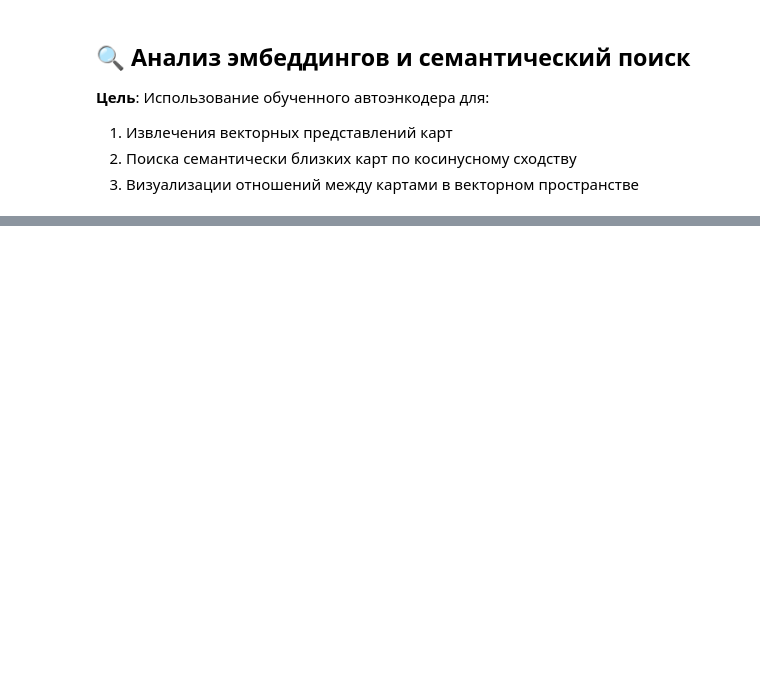
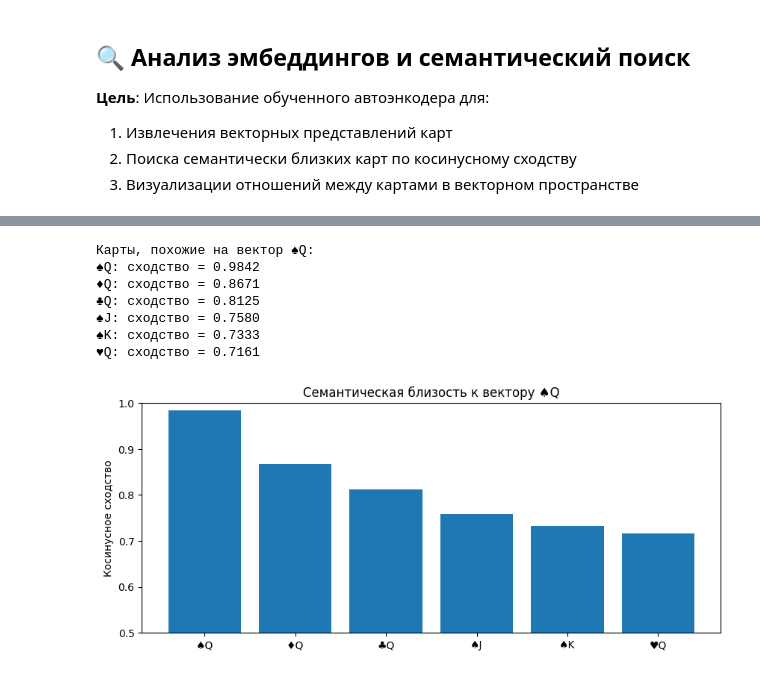
Before and after one commit to GENBBB/PokerCardVAE, a Jupyter notebook: main.ipynb, the cells around one changed output, grey strips where cells are left out. Saved outputs shown, nothing was run; the diff lists cells and outputs as text; code cells hidden in the pictures; blank space fills up the shorter version.

```diff
--- a/main.ipynb
+++ b/main.ipynb
@@ -508,0 +518,13 @@ find_similar_cards_vector(queen_vector, "♥K")
+# %%
+spade_to_heart_vector = embeddings["♠K"] - embeddings["♥K"]
+queen_vector = embeddings["♥Q"] + spade_to_heart_vector
+find_similar_cards_vector(queen_vector, "♠Q")
+# %% [output]
+Карты, похожие на вектор ♠Q:
+♠Q: сходство = 0.9842
+♦Q: сходство = 0.8671
+♣Q: сходство = 0.8125
+♠J: сходство = 0.7580
+♠K: сходство = 0.7333
+♥Q: сходство = 0.7161
+[figure, added]
```
Also changed, not shown: parts of 6 cells of this notebook.
